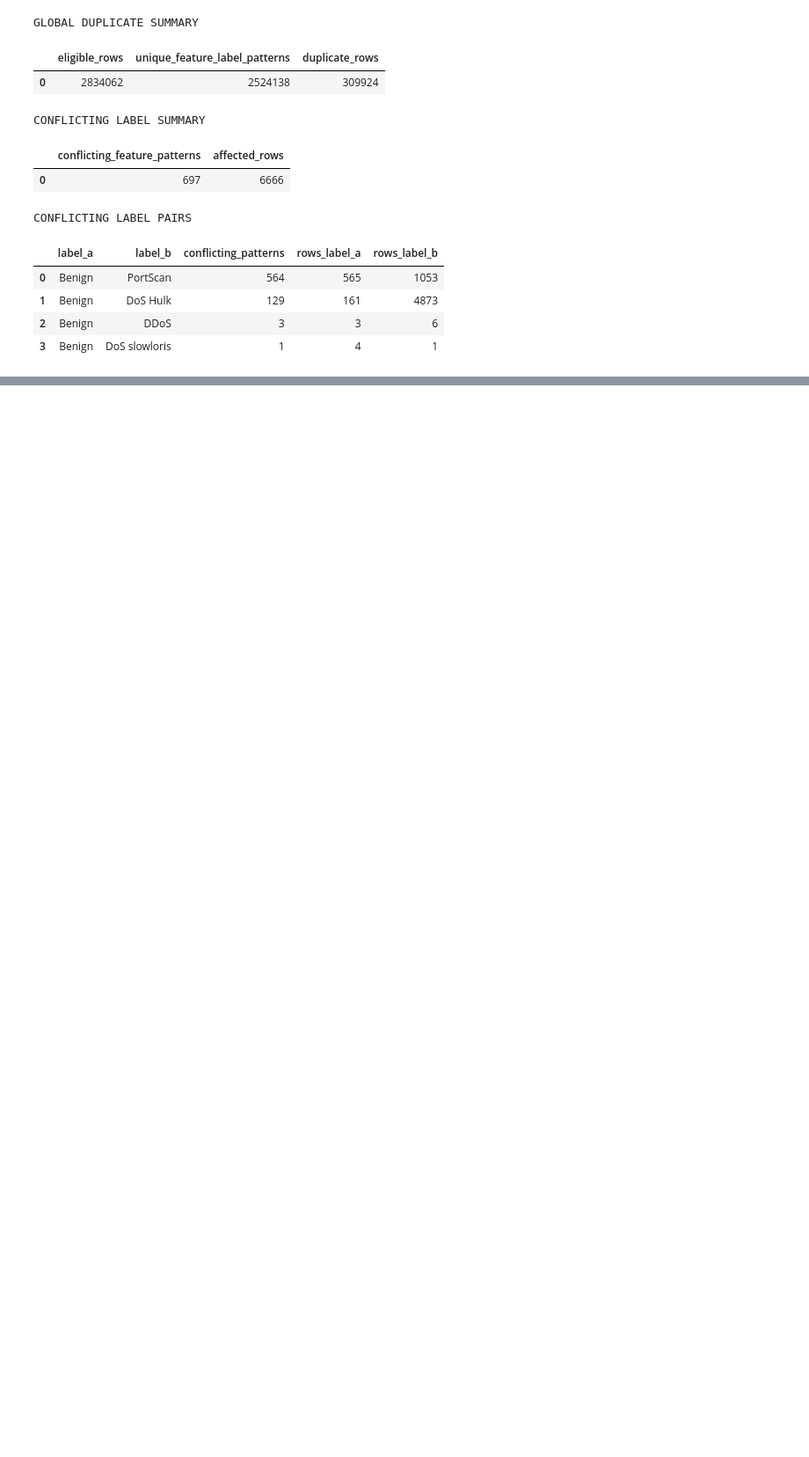
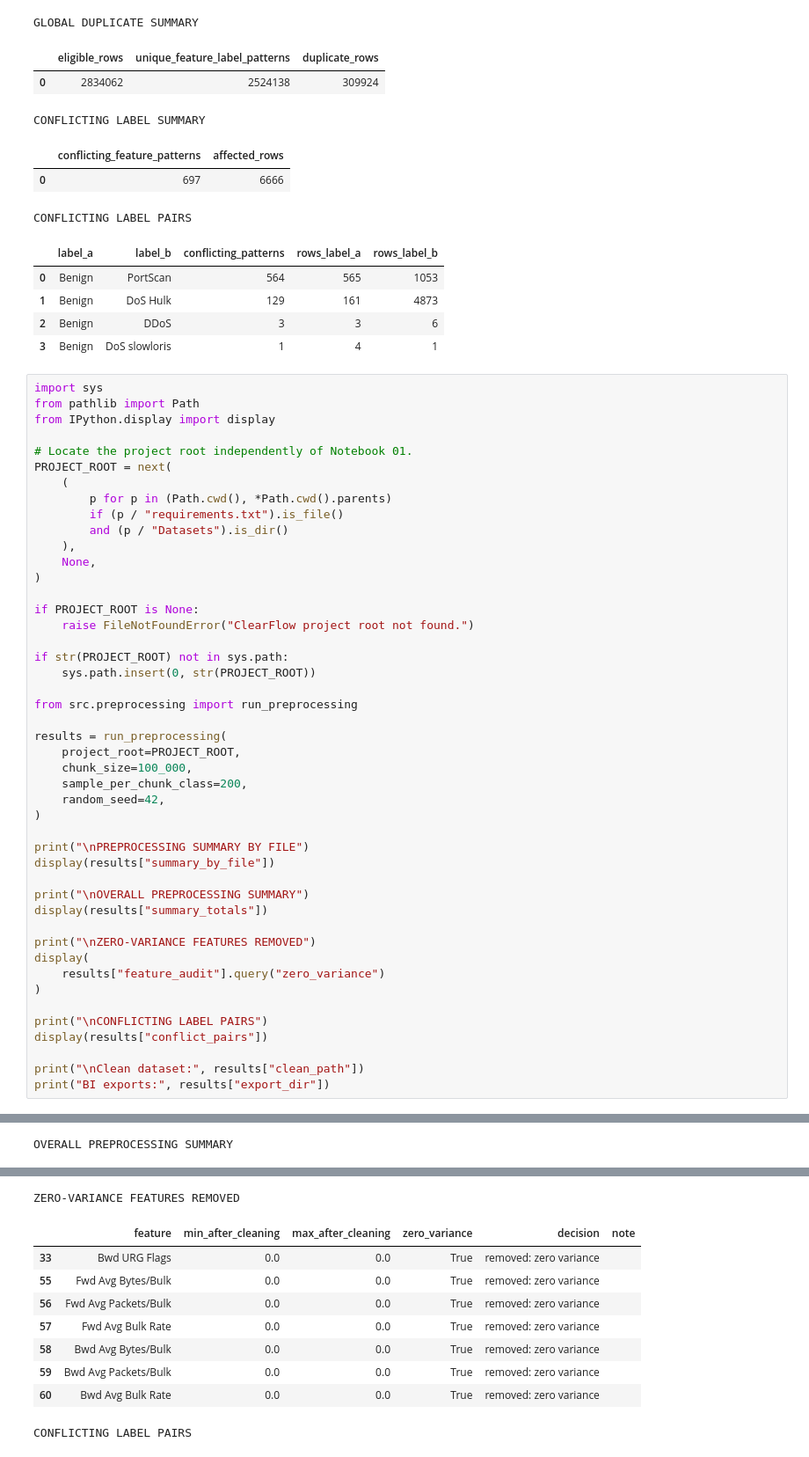
Before and after one commit to arhat-dahiwale/ClearFlow, a Jupyter notebook: notebooks/02_preprocessing_analysis.ipynb, the cells around one changed output, grey strips where cells are left out. Shown at 88% size. Drawn from its saved outputs; the diff is of its cells as text; blank space fills up the shorter version.

Commit message:
feat: add preprocessing and model evaluation pipeline

```diff
--- a/notebooks/02_preprocessing_analysis.ipynb
+++ b/notebooks/02_preprocessing_analysis.ipynb
@@ -628,3 +628,50 @@ CONFLICTING LABEL PAIRS
 | 1 | Benign | DoS Hulk | 129 | 161 | 4873 |
 | 2 | Benign | DDoS | 3 | 3 | 6 |
 | 3 | Benign | DoS slowloris | 1 | 4 | 1 |
+# %%
+import sys
+from pathlib import Path
+from IPython.display import display
+
+# Locate the project root independently of Notebook 01.
+PROJECT_ROOT = next(
+    (
+        p for p in (Path.cwd(), *Path.cwd().parents)
+        if (p / "requirements.txt").is_file()
+        and (p / "Datasets").is_dir()
+    ),
+    None,
+)
+
+if PROJECT_ROOT is None:
+    raise FileNotFoundError("ClearFlow project root not found.")
+
+if str(PROJECT_ROOT) not in sys.path:
+    sys.path.insert(0, str(PROJECT_ROOT))
+
+from src.preprocessing import run_preprocessing
+
+results = run_preprocessing(
+    project_root=PROJECT_ROOT,
+    chunk_size=100_000,
+    sample_per_chunk_class=200,
+    random_seed=42,
+)
+
+print("\nPREPROCESSING SUMMARY BY FILE")
+display(results["summary_by_file"])
+
+print("\nOVERALL PREPROCESSING SUMMARY")
+display(results["summary_totals"])
+
+print("\nZERO-VARIANCE FEATURES REMOVED")
+display(
+    results["feature_audit"].query("zero_variance")
+)
+
+print("\nCONFLICTING LABEL PAIRS")
+display(results["conflict_pairs"])
+
+print("\nClean dataset:", results["clean_path"])
+print("BI exports:", results["export_dir"])
+# %% [output]
@@ -630,0 +705 @@ CONFLICTING LABEL PAIRS
+OVERALL PREPROCESSING SUMMARY
@@ -630,0 +710,10 @@ CONFLICTING LABEL PAIRS
+ZERO-VARIANCE FEATURES REMOVED
+|  | feature | min_after_cleaning | max_after_cleaning | zero_variance | decision | note |
+| 33 | Bwd URG Flags | 0.0 | 0.0 | True | removed: zero variance |  |
+| 55 | Fwd Avg Bytes/Bulk | 0.0 | 0.0 | True | removed: zero variance |  |
+| 56 | Fwd Avg Packets/Bulk | 0.0 | 0.0 | True | removed: zero variance |  |
+| 57 | Fwd Avg Bulk Rate | 0.0 | 0.0 | True | removed: zero variance |  |
+| 58 | Bwd Avg Bytes/Bulk | 0.0 | 0.0 | True | removed: zero variance |  |
+| 59 | Bwd Avg Packets/Bulk | 0.0 | 0.0 | True | removed: zero variance |  |
+| 60 | Bwd Avg Bulk Rate | 0.0 | 0.0 | True | removed: zero variance |  |
+CONFLICTING LABEL PAIRS
```
Also changed, not shown: parts of 1 cell of this notebook, 51 other files.
